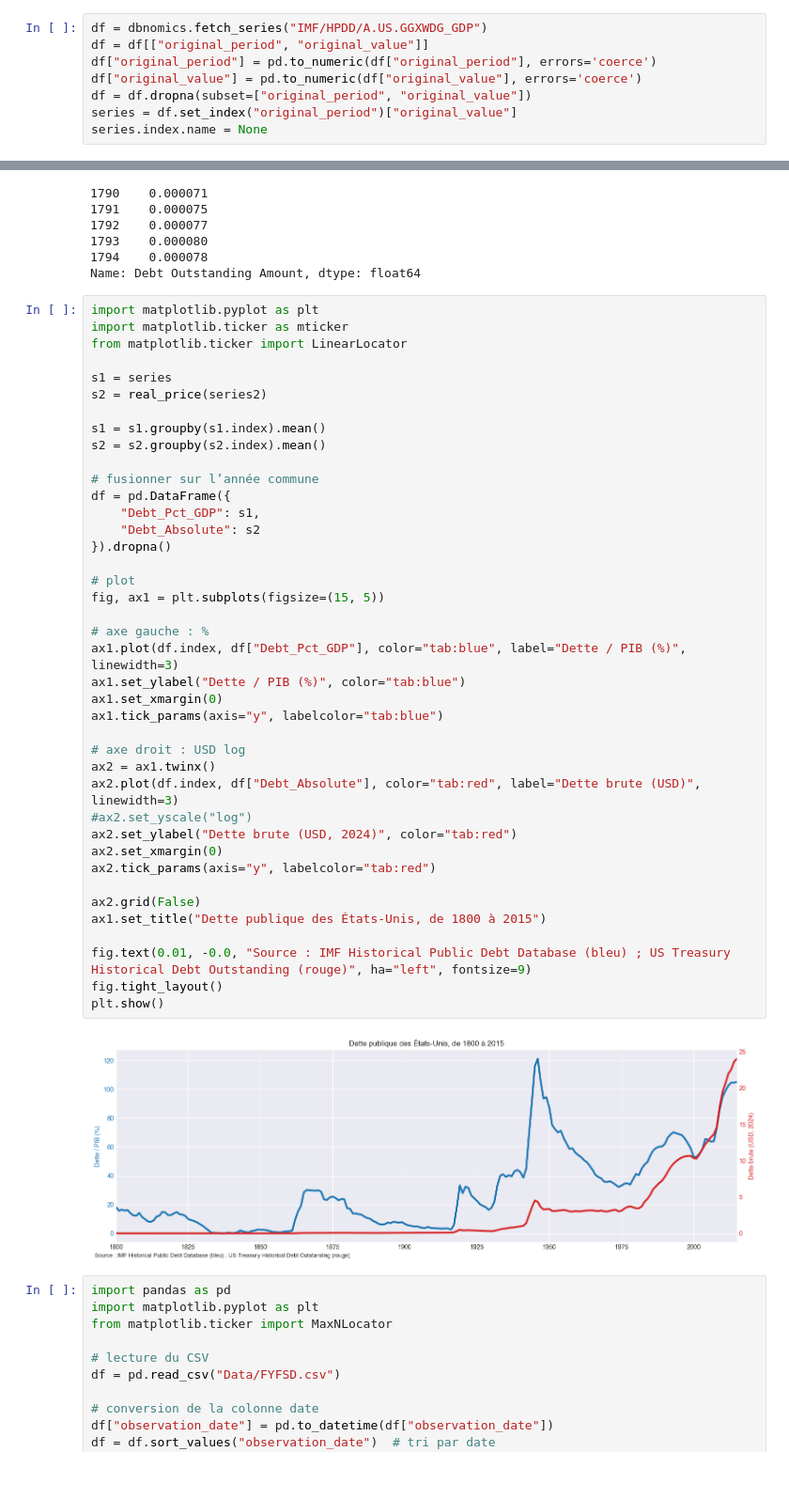
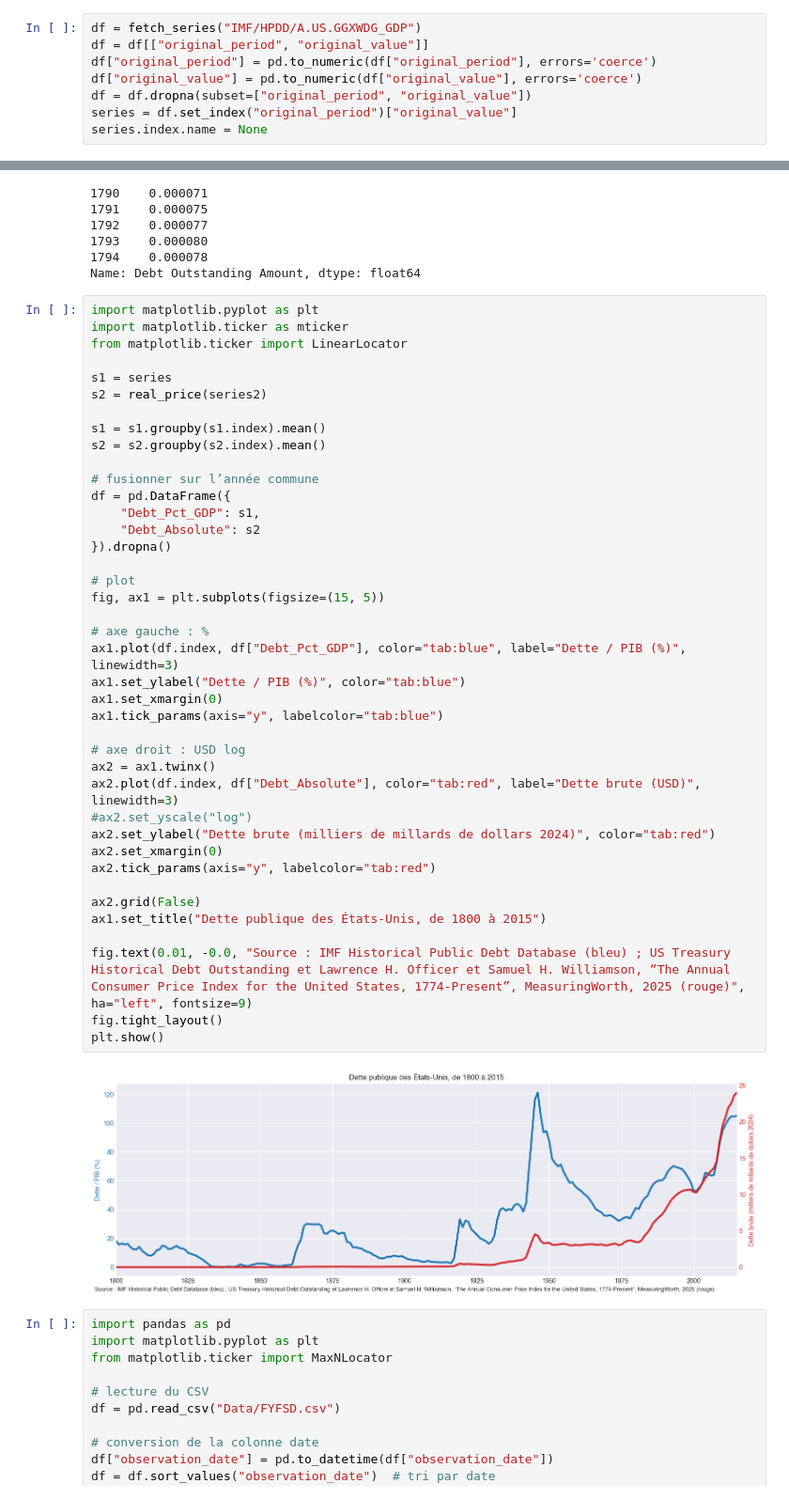
Before and after one commit to miche-quiche/OikopediaCharts, a Jupyter notebook: TreasuryMarketFofData.ipynb, the cells around one changed output, grey strips where cells are left out. Shown: that part at 94% size. Saved outputs shown, nothing was run; the diff lists cells and outputs as text.

```diff
--- a/TreasuryMarketFofData.ipynb
+++ b/TreasuryMarketFofData.ipynb
@@ -211,7 +211,7 @@ plt.show()
 # %% [markdown]
 ## IMF Historical Public Debt Database
 # %%
-df = dbnomics.fetch_series("IMF/HPDD/A.US.GGXWDG_GDP")
+df = fetch_series("IMF/HPDD/A.US.GGXWDG_GDP")
 df = df[["original_period", "original_value"]]
 df["original_period"] = pd.to_numeric(df["original_period"], errors='coerce')
 df["original_value"] = pd.to_numeric(df["original_value"], errors='coerce')
@@ -281,36 +281,36 @@ s1 = s1.groupby(s1.index).mean()
 s2 = s2.groupby(s2.index).mean()
 
 # fusionner sur l’année commune
 df = pd.DataFrame({
     "Debt_Pct_GDP": s1,
     "Debt_Absolute": s2
 }).dropna()
 
 # plot
 fig, ax1 = plt.subplots(figsize=(15, 5))
 
 # axe gauche : %
 ax1.plot(df.index, df["Debt_Pct_GDP"], color="tab:blue", label="Dette / PIB (%)", linewidth=3)
 ax1.set_ylabel("Dette / PIB (%)", color="tab:blue")
 ax1.set_xmargin(0)
 ax1.tick_params(axis="y", labelcolor="tab:blue")
 
 # axe droit : USD log
 ax2 = ax1.twinx()
 ax2.plot(df.index, df["Debt_Absolute"], color="tab:red", label="Dette brute (USD)", linewidth=3)
 #ax2.set_yscale("log")
-ax2.set_ylabel("Dette brute (USD, 2024)", color="tab:red")
+ax2.set_ylabel("Dette brute (milliers de millards de dollars 2024)", color="tab:red")
 ax2.set_xmargin(0)
 ax2.tick_params(axis="y", labelcolor="tab:red")
 
 ax2.grid(False)
 ax1.set_title("Dette publique des États-Unis, de 1800 à 2015")
 
-fig.text(0.01, -0.0, "Source : IMF Historical Public Debt Database (bleu) ; US Treasury Historical Debt Outstanding (rouge)", ha="left", fontsize=9)
+fig.text(0.01, -0.0, "Source : IMF Historical Public Debt Database (bleu) ; US Treasury Historical Debt Outstanding et Lawrence H. Officer et Samuel H. Williamson, “The Annual Consumer Price Index for the United States, 1774-Present”, MeasuringWorth, 2025 (rouge)", ha="left", fontsize=9)
 fig.tight_layout()
 plt.show()
 # %% [output]
-[figure, old version]
+[figure, new version]
 # %%
 import pandas as pd
 import matplotlib.pyplot as plt
```
Also changed, not shown: parts of 1 cell of this notebook, 1 other file.
